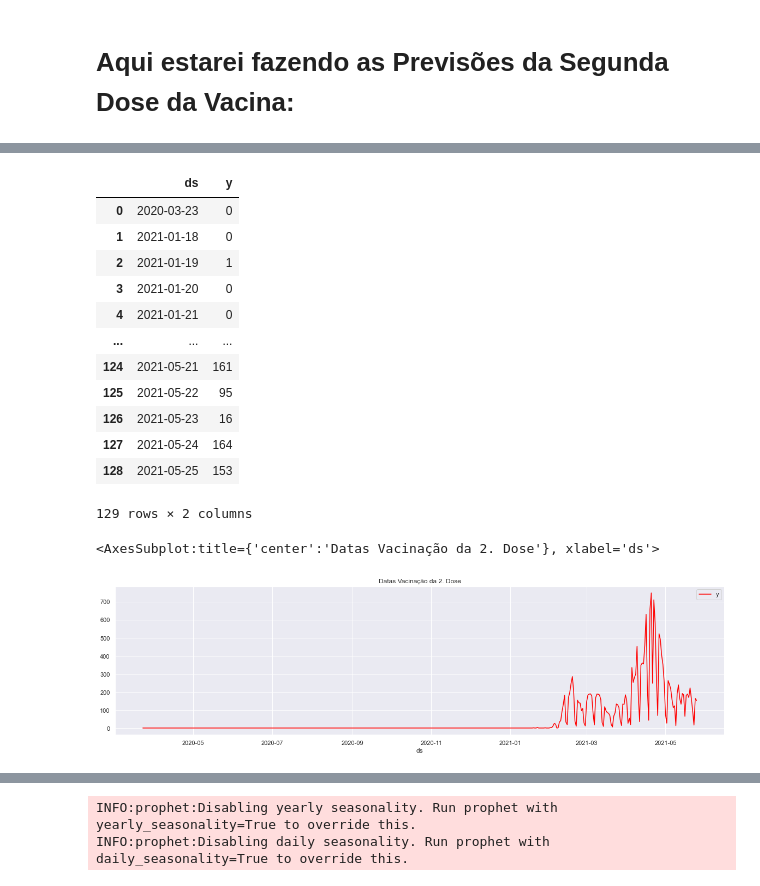
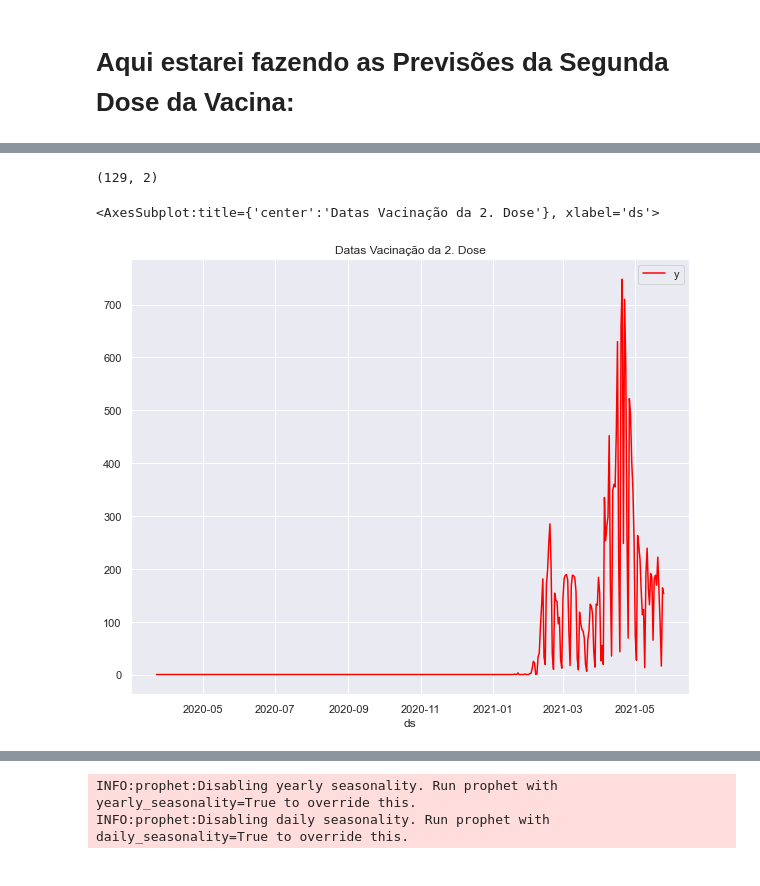
Before and after one commit to nubia-mp1211/Projeto-Final, a Jupyter notebook: ATUAL -Tratando-Vacinados e Previsoes.ipynb, the cells around one changed output, grey strips where cells are left out. Saved outputs shown, nothing was run; the diff lists cells and outputs as text; code cells hidden in the pictures.

```diff
--- a/ATUAL -Tratando-Vacinados e Previsoes.ipynb
+++ b/ATUAL -Tratando-Vacinados e Previsoes.ipynb
@@ -440,28 +511,16 @@ Name: vacina_dataAplicacao, Length: 129, dtype: int64
 
 df2.columns = ['ds', 'y']
 # %%
-df2
+df2.shape
 # %% [output]
-|  | ds | y |
-| 0 | 2020-03-23 | 0 |
-| 1 | 2021-01-18 | 0 |
-| 2 | 2021-01-19 | 1 |
-| 3 | 2021-01-20 | 0 |
-| 4 | 2021-01-21 | 0 |
-| ... | ... | ... |
-| 124 | 2021-05-21 | 161 |
-| 125 | 2021-05-22 | 95 |
-| 126 | 2021-05-23 | 16 |
-| 127 | 2021-05-24 | 164 |
-| 128 | 2021-05-25 | 153 |
-129 rows × 2 columns
+(129, 2)
 # %%
 # Plotting Data Atual
 
-df2.plot(x ='ds', y ='y', figsize = (20,5), title = 'Datas Vacinação da 2. Dose' , color = 'red')
+df2.plot(x ='ds', y ='y', figsize = (10,8), title = 'Datas Vacinação da 2. Dose' , color = 'red')
 # %% [output]
 <AxesSubplot:title={'center':'Datas Vacinação da 2. Dose'}, xlabel='ds'>
-[figure, old version]
+[figure, new version]
 # %%
 # Fazendo Saturações Previsões de Crescimento com Prophet sem nenhum parâmetros:
 
```
Also changed, not shown: parts of 44 cells of this notebook.
